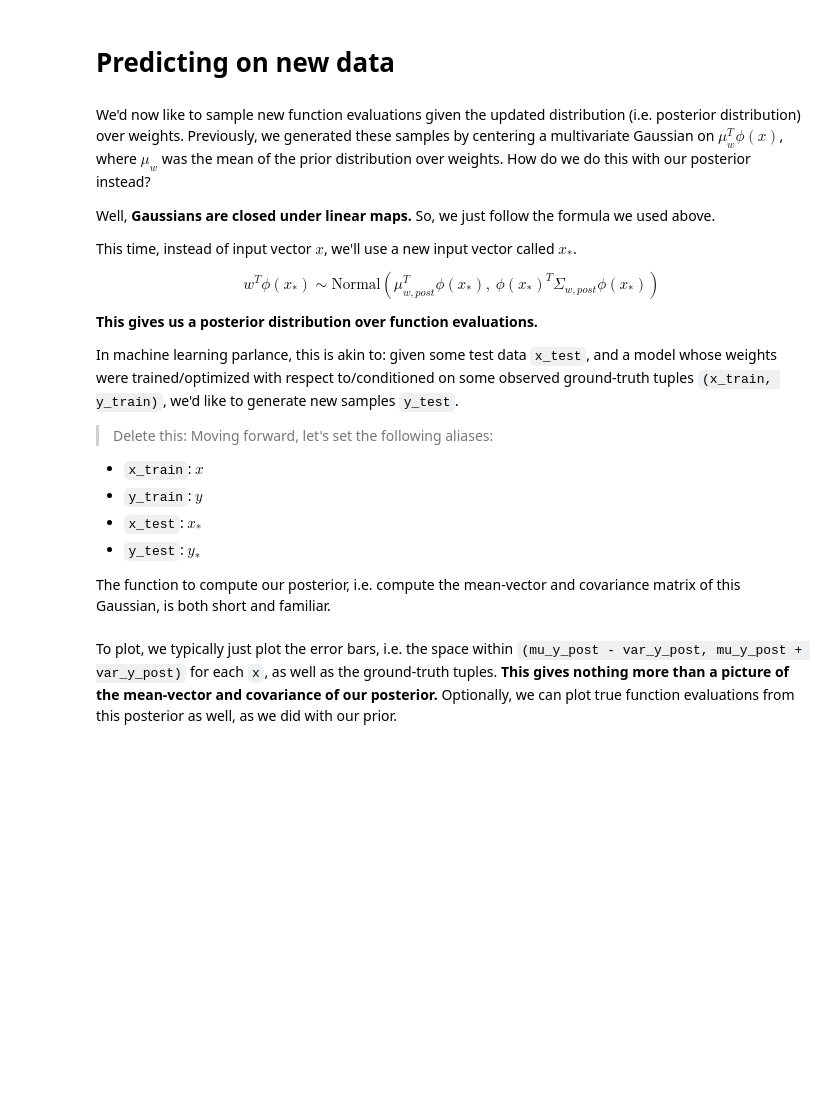
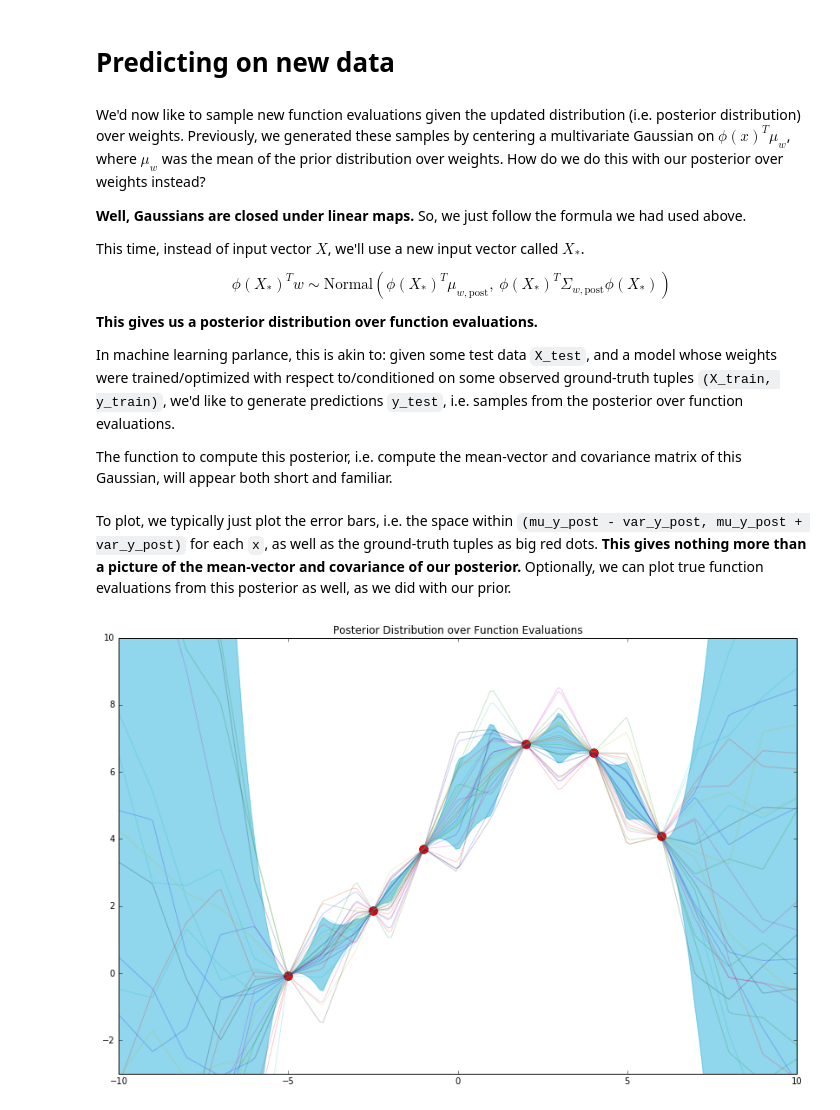
Before and after one commit to cavaunpeu/gaussian-processes, a Jupyter notebook: gaussian-processes.ipynb, the cells around one changed output. Saved outputs shown, nothing was run; the diff lists cells and outputs as text; code cells hidden in the pictures; blank space fills up the shorter version.

```diff
--- a/gaussian-processes.ipynb
+++ b/gaussian-processes.ipynb
@@ -579,27 +587,21 @@ This is expected, as we've only conditioned on 6 ground-truth tuples.
 # %% [markdown]
 # Predicting on new data
 # %% [markdown]
-We'd now like to sample new function evaluations given the updated distribution (i.e. posterior distribution) over weights. Previously, we generated these samples by centering a multivariate Gaussian on $\mu_{w}^T \phi(x)$, where $\mu_w$ was the mean of the prior distribution over weights. How do we do this with our posterior instead?
+We'd now like to sample new function evaluations given the updated distribution (i.e. posterior distribution) over weights. Previously, we generated these samples by centering a multivariate Gaussian on $\phi(x)^T\mu_{w}$, where $\mu_w$ was the mean of the prior distribution over weights. How do we do this with our posterior over weights instead?
 
-Well, **Gaussians are closed under linear maps.** So, we just follow the formula we used above.
+**Well, Gaussians are closed under linear maps.** So, we just follow the formula we had used above.
 
-This time, instead of input vector $x$, we'll use a new input vector called $x_{*}$.
+This time, instead of input vector $X$, we'll use a new input vector called $X_{*}$.
 
 $$
-w^T\phi(x_{*}) \sim \text{Normal}(\mu_{w, post}^T \phi(x_{*}),\ \phi(x_{*})^T\Sigma_{w, post} \phi(x_{*}))
+\phi(X_{*})^Tw \sim \text{Normal}(\phi(X_{*})^T\mu_{w, \text{post}},\ \phi(X_{*})^T \Sigma_{w, \text{post}}\phi(X_{*}))
 $$
 
 **This gives us a posterior distribution over function evaluations.**
 
-In machine learning parlance, this is akin to: given some test data `x_test`, and a model whose weights were trained/optimized with respect to/conditioned on some observed ground-truth tuples `(x_train, y_train)`, we'd like to generate new samples `y_test`.
+In machine learning parlance, this is akin to: given some test data `X_test`, and a model whose weights were trained/optimized with respect to/conditioned on some observed ground-truth tuples `(X_train, y_train)`, we'd like to generate predictions `y_test`, i.e. samples from the posterior over function evaluations.
 
-> Delete this: Moving forward, let's set the following aliases:
-- `x_train`: $x$
-- `y_train`: $y$
-- `x_test`: $x_{*}$
-- `y_test`: $y_{*}$
-
-The function to compute our posterior, i.e. compute the mean-vector and covariance matrix of this Gaussian, is both short and familiar.
+The function to compute this posterior, i.e. compute the mean-vector and covariance matrix of this Gaussian, will appear both short and familiar.
 # %%
 x_test = np.linspace(-10, 10, 200)
 
@@ -613,28 +615,31 @@ def compute_gp_posterior(mu_w, cov_w, phi_func, x_train, y_train, x_test):
 
 mu_y_post, cov_y_post = compute_gp_posterior(mu_w, cov_w, phi_func, x_train, y_train, x_test)
 # %% [markdown]
-To plot, we typically just plot the error bars, i.e. the space within `(mu_y_post - var_y_post, mu_y_post + var_y_post)` for each `x`, as well as the ground-truth tuples. **This gives nothing more than a picture of the mean-vector and covariance of our posterior.** Optionally, we can plot true function evaluations from this posterior as well, as we did with our prior.
+To plot, we typically just plot the error bars, i.e. the space within `(mu_y_post - var_y_post, mu_y_post + var_y_post)` for each `x`, as well as the ground-truth tuples as big red dots. **This gives nothing more than a picture of the mean-vector and covariance of our posterior.** Optionally, we can plot true function evaluations from this posterior as well, as we did with our prior.
 # %%
 def plot_gp_posterior(mu_y_post, cov_y_post, x_train, y_train, x_test, n_samples=0, ylim=(-3, 10)):
     plt.figure(figsize=(14, 9))
     plt.ylim(*ylim)
     plt.xlim(-10, 10)
+    plt.title('Posterior Distribution over Function Evaluations')
 
     # Extract the variances, i.e. the diagonal, of our covariance matrix
     var_y_post = np.diag(cov_y_post)
 
     # Plot the error bars. To do this, we fill the space between `(mu_y_post - var_y_post, mu_y_post + var_y_post)` for each `x`
     plt.fill_between(x_test, mu_y_post - var_y_post, mu_y_post + var_y_post, color='#23AEDB', alpha=.5)  # plot error bars
 
     # Scatter-plot our original 6 `(x, y)` tuples
     plt.plot(x_train, y_train, 'ro', markersize=10)  # plot ground-truth `(x, y)` tuples
 
-    # Additionally, optionally plot actual function evaluations from this posterior
+    # Optionally plot actual function evaluations from this posterior
     if n_samples > 0:
         for _ in range(n_samples):
             y_pred = np.random.multivariate_normal(mu_y_post, cov_y_post)
             plt.plot(x_test, y_pred, alpha=.2)
 
 
 plot_gp_posterior(mu_y_post, cov_y_post, x_train, y_train, x_test, n_samples=25)
+# %% [output]
+[figure, added]
 # %% [markdown]
```
Also changed, not shown: parts of 26 cells of this notebook.
